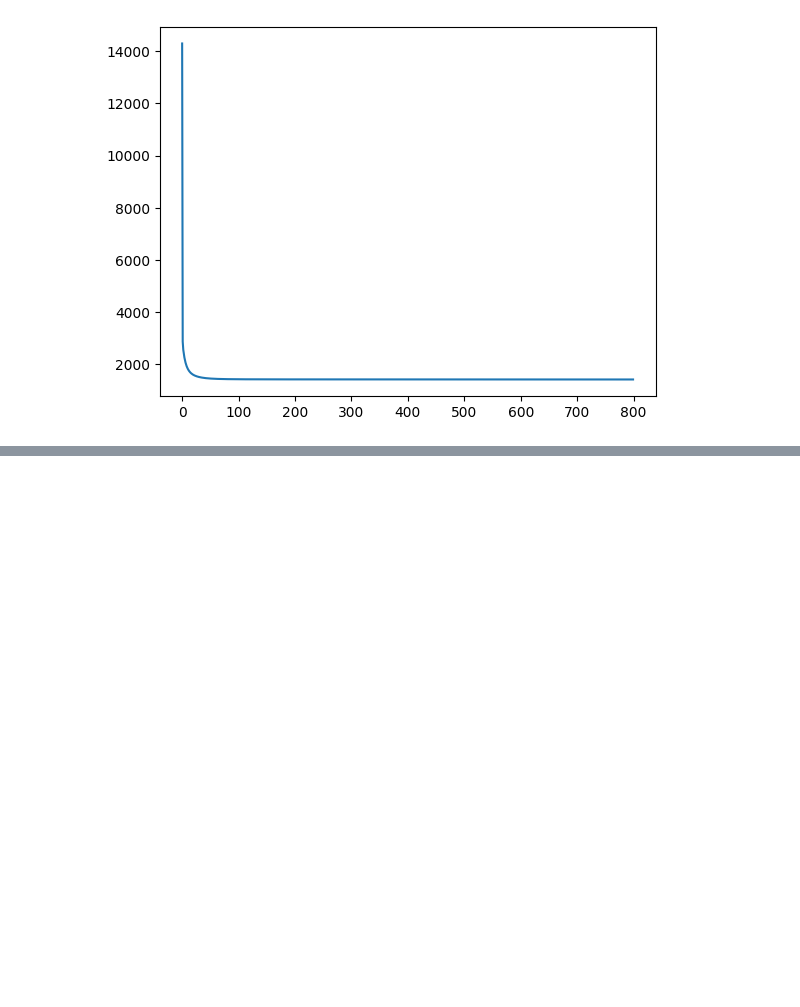
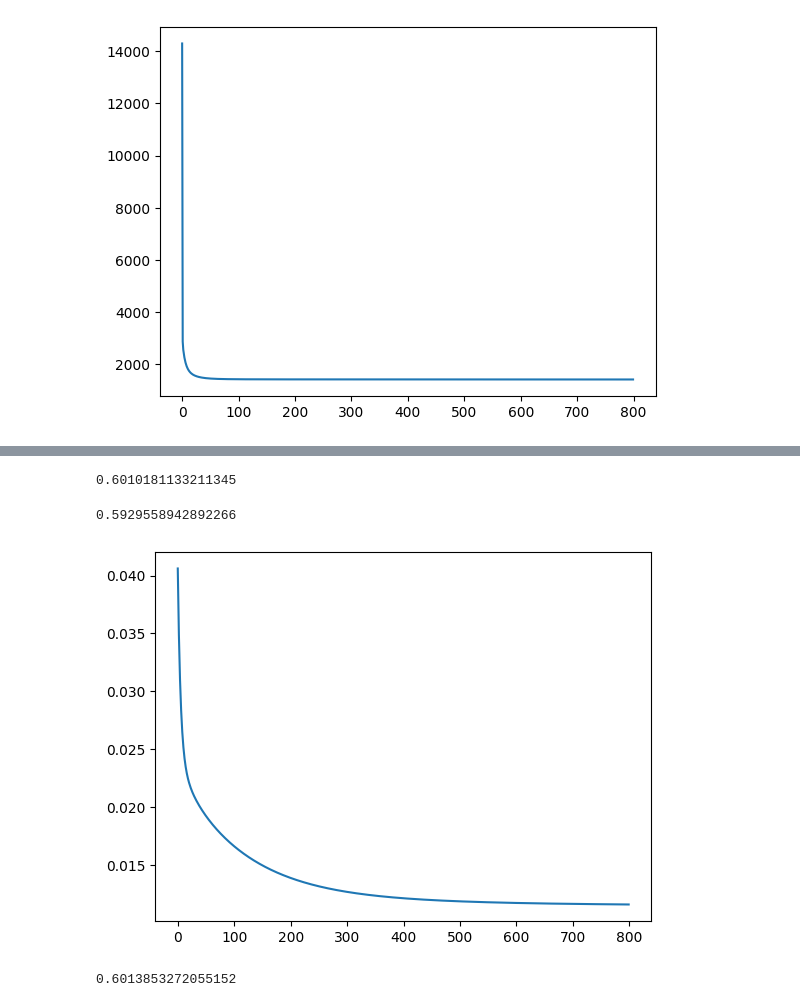
Before and after one commit to RaF-in/ML-Algos, a Jupyter notebook: Linear Regression/Batch Gradient Descent.ipynb, the cells around one changed output, grey strips where cells are left out. Cells and saved outputs as stored; diff of their text form; code cells hidden in the pictures; blank space fills up the shorter version.

```diff
--- a/Linear Regression/Batch Gradient Descent.ipynb
+++ b/Linear Regression/Batch Gradient Descent.ipynb
@@ -60,0 +131,13 @@ r2_score(y_test,y_pred)
+# %%
+y_pred = gdr.predict(X_test)
+r2_score(y_test, y_pred)
+# %% [output]
+0.6010181133211345
+# %%
+gdrPrev = GDRegressor(800,1.5)
+gdrPrev.fit(X_train, y_train)
+y_pred = gdrPrev.predict(X_test)
+r2_score(y_test, y_pred)
+# %% [output]
+0.5929558942892266
+[figure, added]
@@ -60,0 +148,7 @@ r2_score(y_test,y_pred)
+# %%
+sklr = LinearRegression()
+sklr.fit(X_train, y_train)
+y_pred = sklr.predict(X_test)
+r2_score(y_test,y_pred)
+# %% [output]
+0.6013853272055152
```
Also changed, not shown: parts of 17 cells of this notebook.
